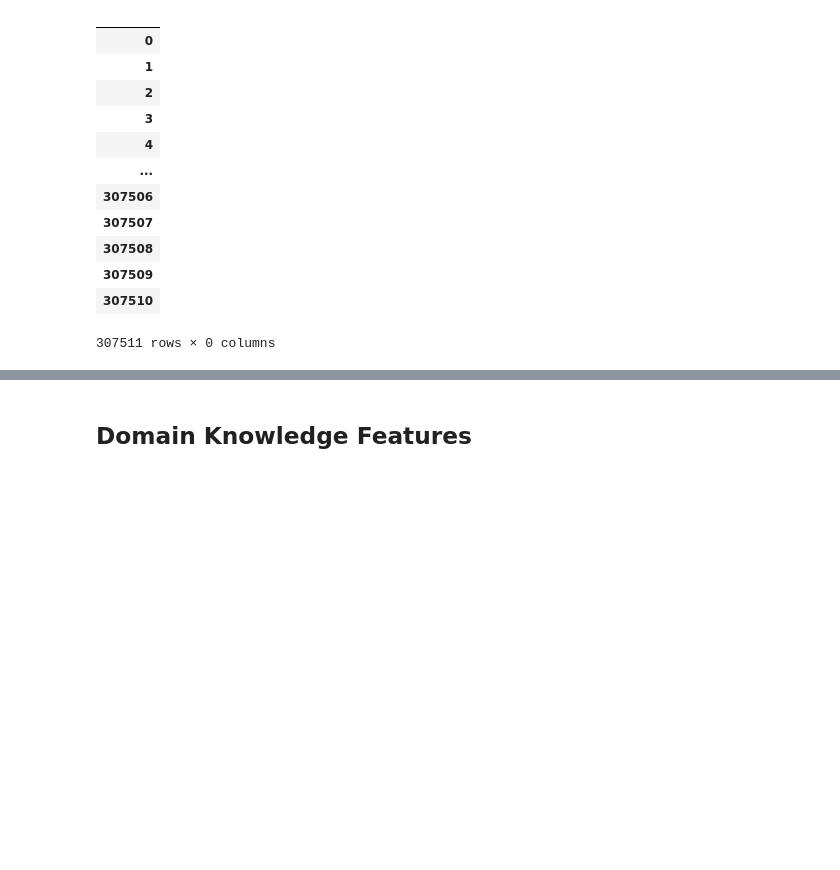
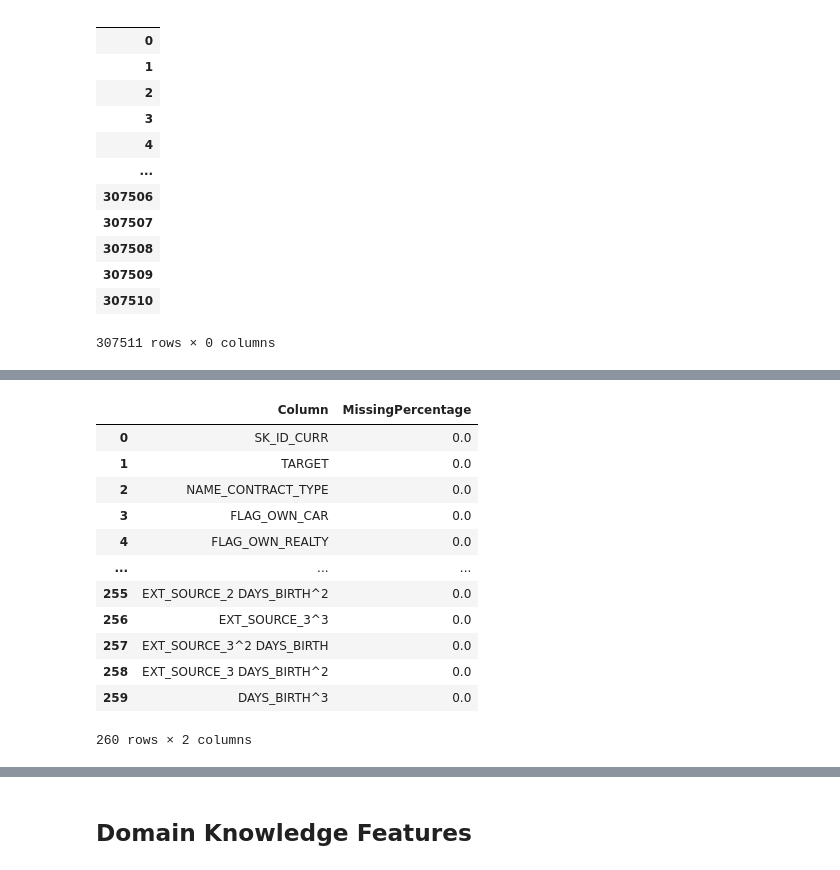
Before and after one commit to CorinneDS/Repo_Projet7, a Jupyter notebook: API_Projet_7/Data preparation.ipynb, the cells around one changed output, grey strips where cells are left out. Cells and saved outputs as stored; diff of their text form; code cells hidden in the pictures; blank space fills up the shorter version.

```diff
--- a/API_Projet_7/Data preparation.ipynb
+++ b/API_Projet_7/Data preparation.ipynb
@@ -739,0 +755,19 @@ Name: TARGET, dtype: float64
+# %%
+missing_percentages = app_train_poly.isnull().mean() * 100
+missing_df = pd.DataFrame(missing_percentages).reset_index()
+missing_df.columns = ['Column', 'MissingPercentage']
+missing_df
+# %% [output]
+|  | Column | MissingPercentage |
+| 0 | SK_ID_CURR | 0.0 |
+| 1 | TARGET | 0.0 |
+| 2 | NAME_CONTRACT_TYPE | 0.0 |
+| 3 | FLAG_OWN_CAR | 0.0 |
+| 4 | FLAG_OWN_REALTY | 0.0 |
+| ... | ... | ... |
+| 255 | EXT_SOURCE_2 DAYS_BIRTH^2 | 0.0 |
+| 256 | EXT_SOURCE_3^3 | 0.0 |
+| 257 | EXT_SOURCE_3^2 DAYS_BIRTH | 0.0 |
+| 258 | EXT_SOURCE_3 DAYS_BIRTH^2 | 0.0 |
+| 259 | DAYS_BIRTH^3 | 0.0 |
+260 rows × 2 columns
```
Also changed, not shown: parts of 11 cells of this notebook, 4 other files.
